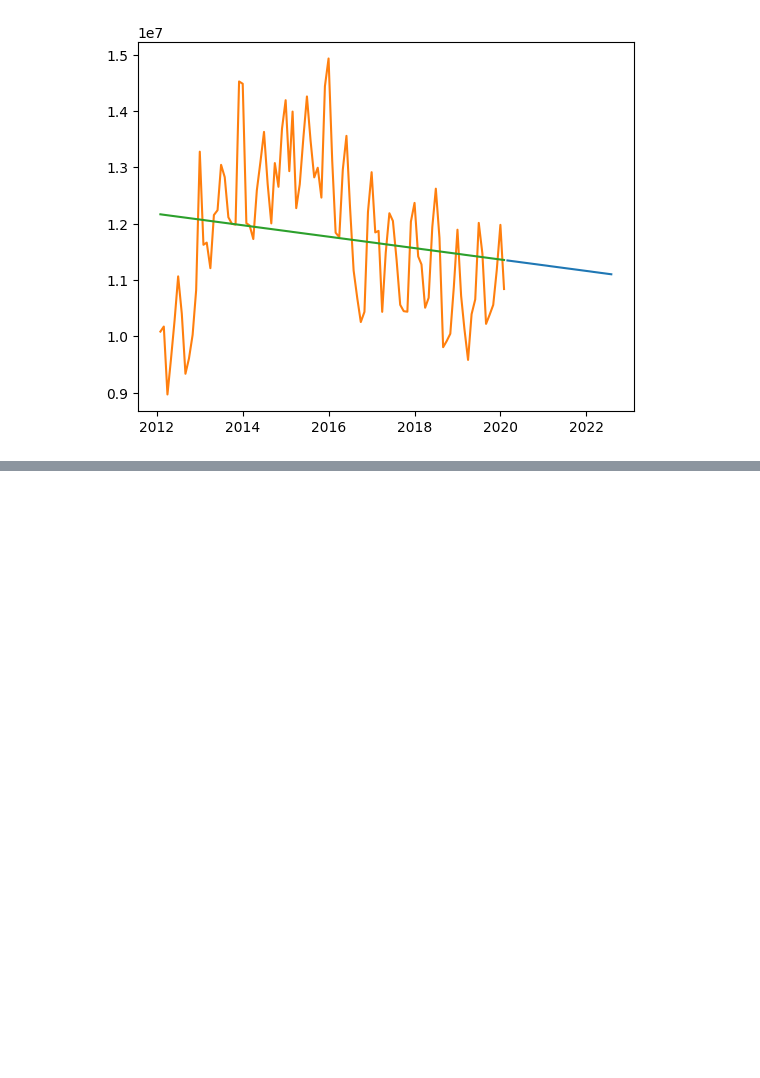
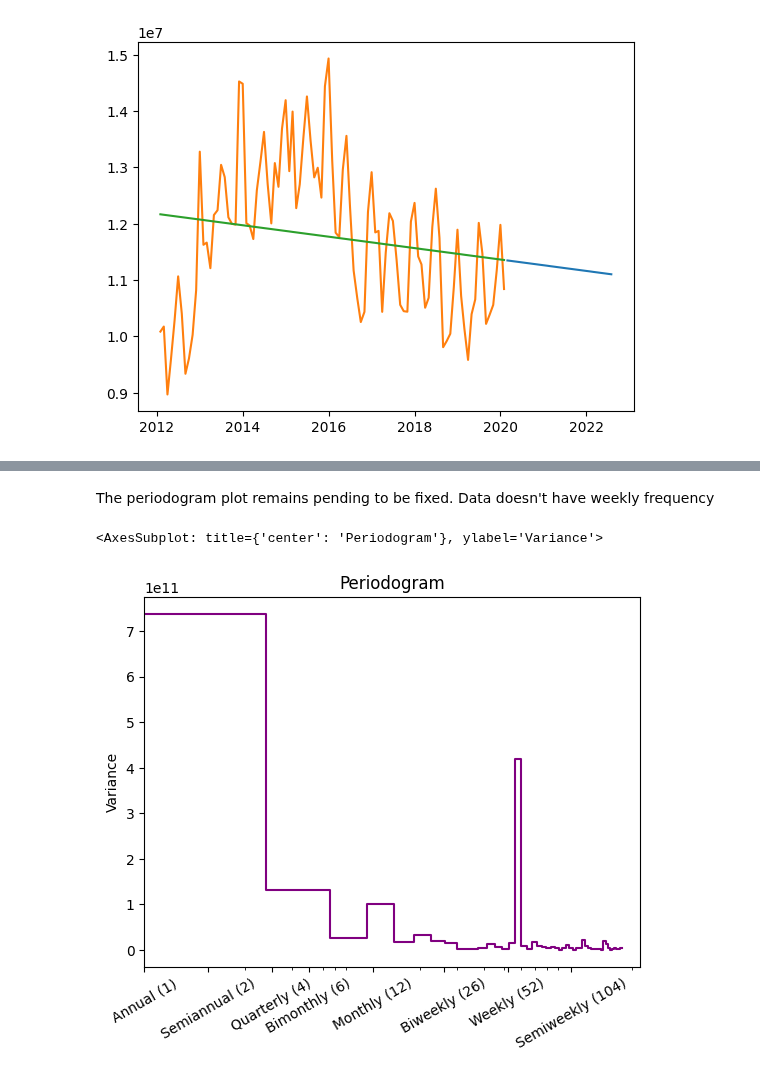
Before and after one commit to tomashbk/electric_energy_demand_argentina, a Jupyter notebook: machine_learning.ipynb, the cells around one changed output, grey strips where cells are left out. Cells and saved outputs as stored; diff of their text form; code cells hidden in the pictures; blank space fills up the shorter version.

```diff
--- a/machine_learning.ipynb
+++ b/machine_learning.ipynb
@@ -191,0 +203,3 @@ plt.plot(y_pred)
+# %%
+df_time_series_seasonality = df_time_series.drop(columns=['time_dummy', 'demand_MWh_shifted'])
+df_time_series_seasonality
@@ -191,0 +221,12 @@ plt.plot(y_pred)
+# %%
+df_time_series_seasonality['month'] = df_time_series_seasonality.index.month
+df_time_series_seasonality['year'] = df_time_series_seasonality.index.year
+df_time_series_seasonality['four_months_period'] = utils.four_months_period(df_time_series_seasonality)
+df_time_series_seasonality['six_months_period'] = utils.six_months_period(df_time_series_seasonality)
+# %% [markdown]
+The periodogram plot remains pending to be fixed. Data doesn't have weekly frequency
+# %%
+utils.plot_periodogram(df_time_series_seasonality['demand_MWh'])
+# %% [output]
+<AxesSubplot: title={'center': 'Periodogram'}, ylabel='Variance'>
+[figure, added]
```
Also changed, not shown: parts of 23 cells of this notebook, 2 other files.
